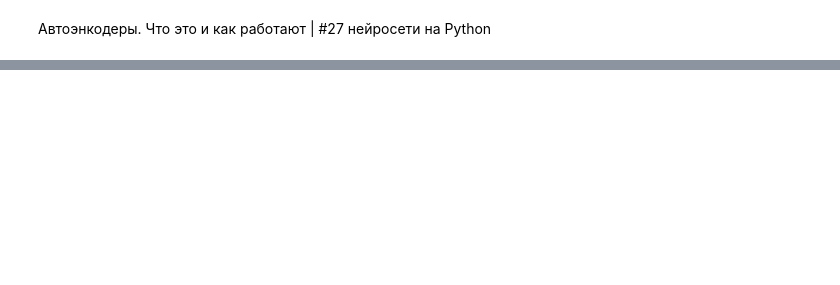
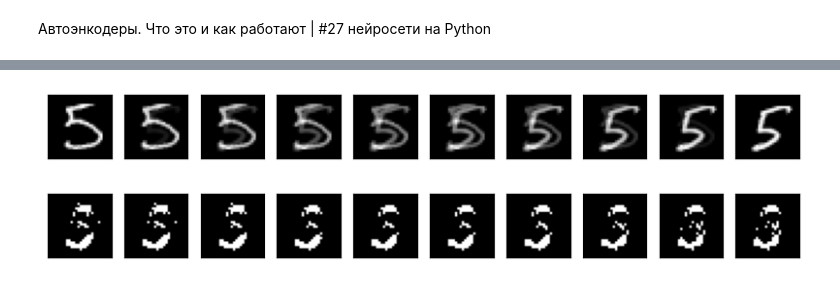
Before and after one commit to Bai-ell/DataScienceAndMachineLearningLessons, a Jupyter notebook: selfedu_lessons/cerasss/15_lesson.ipynb, the cells around one changed output, grey strips where cells are left out. Cells and saved outputs as stored; diff of their text form; code cells hidden in the pictures; blank space fills up the shorter version.

```diff
--- a/selfedu_lessons/cerasss/15_lesson.ipynb
+++ b/selfedu_lessons/cerasss/15_lesson.ipynb
@@ -86,0 +85,28 @@ for i in range(n):
+# %%
+def plot_digit(*images):
+        images = [x.squeeze() for x in images]
+        n = images[0].shape[0]
+
+        plt.figure(figsize=(n,1))
+        for j in range(n):
+            ax = plt.subplot(1, n , j + 1)
+            plt.imshow(images[0][j])
+            plt.gray()
+            ax.get_xaxis().set_visible(False)
+            ax.get_yaxis().set_visible(False)
+
+plt.show()
+# %%
+def plot_homotopy(frm, to, n = 10, autoencoder= None):
+    z = np.zeros(([n] + list(frm.shape)))
+    for i , t in enumerate(np.linspace(0.,1.,n)):
+        z[i] = frm * (1-t) + to * t
+    if autoencoder:
+        plot_digit(autoencoder.predict(z, batch_size=n))
+    else:
+        plot_digit(z)
+# %%
+frm, to = x_test[y_test == 5][1:3]
+plot_homotopy(frm, to)
+plot_homotopy(frm, to, autoencoder=autoencoder)
+# %% [output]
@@ -86,0 +114,2 @@ for i in range(n):
+[figure, added]
+[figure, added]
```
Also changed, not shown: parts of 3 cells of this notebook, 2 other files.
